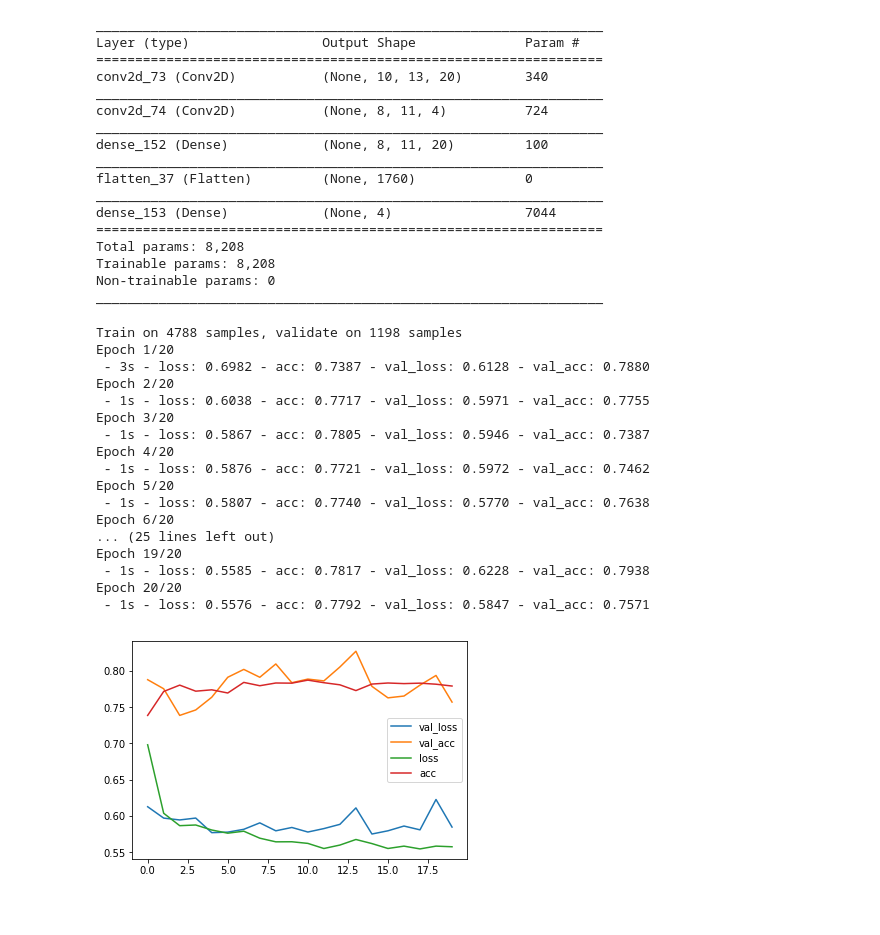
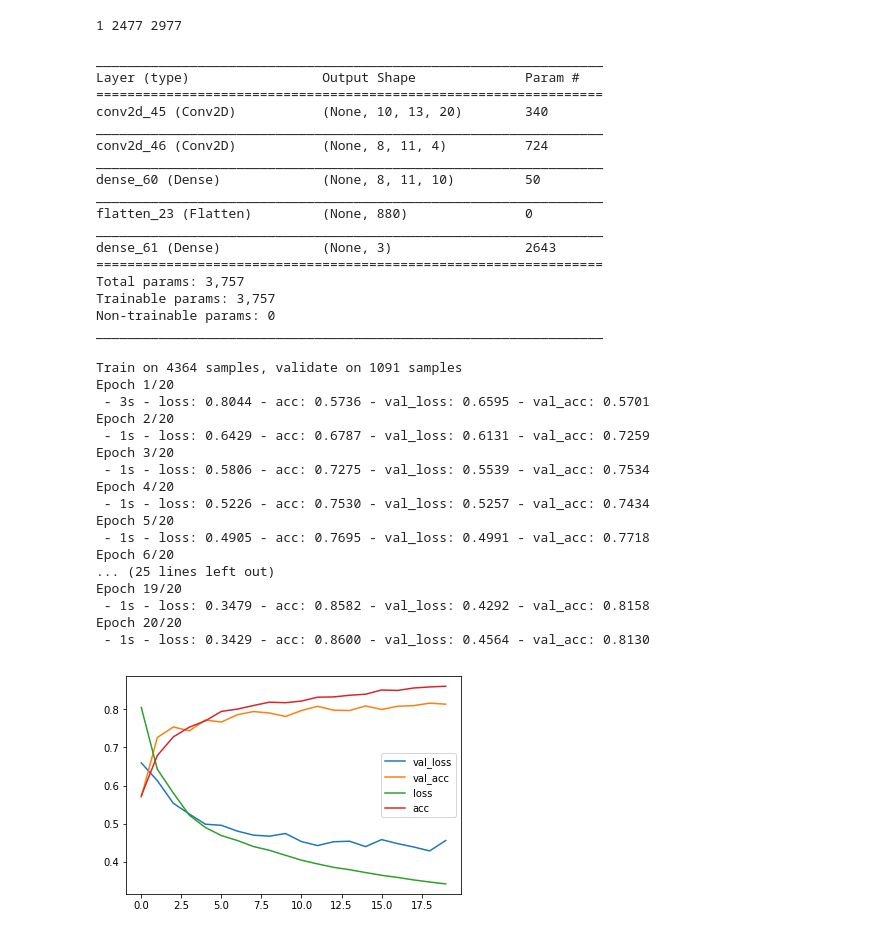
Before and after one commit to osterdalh/MariPlayer, a Jupyter notebook: Prepros_training_data/Training_network.ipynb, the cells around one changed output. Saved outputs shown, nothing was run; the diff lists cells and outputs as text; code cells hidden in the pictures.

```diff
--- a/Prepros_training_data/Training_network.ipynb
+++ b/Prepros_training_data/Training_network.ipynb
@@ -22,4 +26,5 @@ print(" x_train shape: ", x_train.shape, "\n", "y_train shape: ", y_train.shape)
 x_train = np.vstack(x_train)
 x_train = x_train.reshape(x_train.shape[0], 13, 16,1)
 y_train = np.vstack(y_train)
-x_train, y_train = shuffle(x_train, y_train, random_state=0)
+#x_train, y_train = shuffle(x_train, y_train, random_state=1)
+input_shape = (13, 16, 1)
@@ -32,3 +58,8 @@ x_train.shape
+# %%
+import matplotlib.pyplot as plt
+print(hopp, hoyre, HH)
+# %% [output]
+1 2477 2977
 # %%
 from keras.optimizers import Adam
 from keras.layers import Dense, Conv2D, Dropout, Flatten
@@ -37,68 +69,67 @@ import matplotlib.pyplot as plt
 # %%
 model = Sequential([
     #Dense(10, activation='relu', input_shape=(x_train.shape[1],)),
-   Conv2D(20, kernel_size=(4, 4), strides=(1, 1), activation='linear', input_shape=(input_shape)),
+    Conv2D(20, kernel_size=(4, 4), strides=(1, 1), activation='linear', input_shape=(input_shape)),
     Conv2D(4, kernel_size=(3, 3), strides=(1, 1), activation='linear', input_shape=(input_shape)),
 
-    Dense(20, activation='relu'),
+    Dense(10, activation='relu'),
+
     Flatten(),
-    Dense(4, activation='softmax')
+    Dense(3, activation='softmax')
 ])
 
 
-model.compile(Adam(lr = 0.015),loss = 'categorical_crossentropy', metrics=['accuracy'])
+model.compile(Adam(lr = 0.0015),loss = 'categorical_crossentropy', metrics=['accuracy'])
 model.summary()
 # %% [output]
 _________________________________________________________________
 Layer (type)                 Output Shape              Param #
 =================================================================
-conv2d_73 (Conv2D)           (None, 10, 13, 20)        340
+conv2d_45 (Conv2D)           (None, 10, 13, 20)        340
 _________________________________________________________________
-conv2d_74 (Conv2D)           (None, 8, 11, 4)          724
+conv2d_46 (Conv2D)           (None, 8, 11, 4)          724
 _________________________________________________________________
-dense_152 (Dense)            (None, 8, 11, 20)         100
+dense_60 (Dense)             (None, 8, 11, 10)         50
 _________________________________________________________________
-flatten_37 (Flatten)         (None, 1760)              0
+flatten_23 (Flatten)         (None, 880)               0
 _________________________________________________________________
-dense_153 (Dense)            (None, 4)                 7044
+dense_61 (Dense)             (None, 3)                 2643
 =================================================================
-Total params: 8,208
-Trainable params: 8,208
+Total params: 3,757
+Trainable params: 3,757
 Non-trainable params: 0
 _________________________________________________________________
-# %%
-history = model.fit(x_train, y_train, validation_split = 0.2, batch_size = 50, epochs = 20, verbose = 2)
-# %% [output]
-Train on 4788 samples, validate on 1198 samples
-Epoch 1/20
- - 3s - loss: 0.6982 - acc: 0.7387 - val_loss: 0.6128 - val_acc: 0.7880
-Epoch 2/20
- - 1s - loss: 0.6038 - acc: 0.7717 - val_loss: 0.5971 - val_acc: 0.7755
-Epoch 3/20
- - 1s - loss: 0.5867 - acc: 0.7805 - val_loss: 0.5946 - val_acc: 0.7387
-Epoch 4/20
- - 1s - loss: 0.5876 - acc: 0.7721 - val_loss: 0.5972 - val_acc: 0.7462
-Epoch 5/20
- - 1s - loss: 0.5807 - acc: 0.7740 - val_loss: 0.5770 - val_acc: 0.7638
-Epoch 6/20
-... (25 lines left out)
-Epoch 19/20
- - 1s - loss: 0.5585 - acc: 0.7817 - val_loss: 0.6228 - val_acc: 0.7938
-Epoch 20/20
- - 1s - loss: 0.5576 - acc: 0.7792 - val_loss: 0.5847 - val_acc: 0.7571
 # %%
+history = model.fit(x_train, y_train, validation_split = 0.2, batch_size = 200, epochs = 20, verbose = 2)
 all_data = list(history.history.values())
 
 val_loss, val_acc, loss, acc = all_data[0], all_data[1], all_data[2], all_data[3]
 
 plt.plot(val_loss, label = "val_loss")
 plt.plot(val_acc, label = "val_acc")
 plt.plot(loss, label = "loss")
 plt.plot(acc, label = "acc")
 plt.legend(loc='best')
 
-final_element = len(val_acc)-1
+final_element = len(val_acc) - 1
 plt.show()
 print("final validation acc: ", val_acc[final_element],'\n' "final validation loss: ", val_loss[final_element],'\n' "final acc: ", acc[final_element],'\n' "final loss: ", loss[final_element])
 # %% [output]
+Train on 4364 samples, validate on 1091 samples
+Epoch 1/20
+ - 3s - loss: 0.8044 - acc: 0.5736 - val_loss: 0.6595 - val_acc: 0.5701
+Epoch 2/20
+ - 1s - loss: 0.6429 - acc: 0.6787 - val_loss: 0.6131 - val_acc: 0.7259
+Epoch 3/20
+ - 1s - loss: 0.5806 - acc: 0.7275 - val_loss: 0.5539 - val_acc: 0.7534
+Epoch 4/20
+ - 1s - loss: 0.5226 - acc: 0.7530 - val_loss: 0.5257 - val_acc: 0.7434
+Epoch 5/20
+ - 1s - loss: 0.4905 - acc: 0.7695 - val_loss: 0.4991 - val_acc: 0.7718
+Epoch 6/20
+... (25 lines left out)
+Epoch 19/20
+ - 1s - loss: 0.3479 - acc: 0.8582 - val_loss: 0.4292 - val_acc: 0.8158
+Epoch 20/20
+ - 1s - loss: 0.3429 - acc: 0.8600 - val_loss: 0.4564 - val_acc: 0.8130
-[figure, old version]
+[figure, new version]
```
Also changed, not shown: parts of 11 cells of this notebook, 19 other files.
